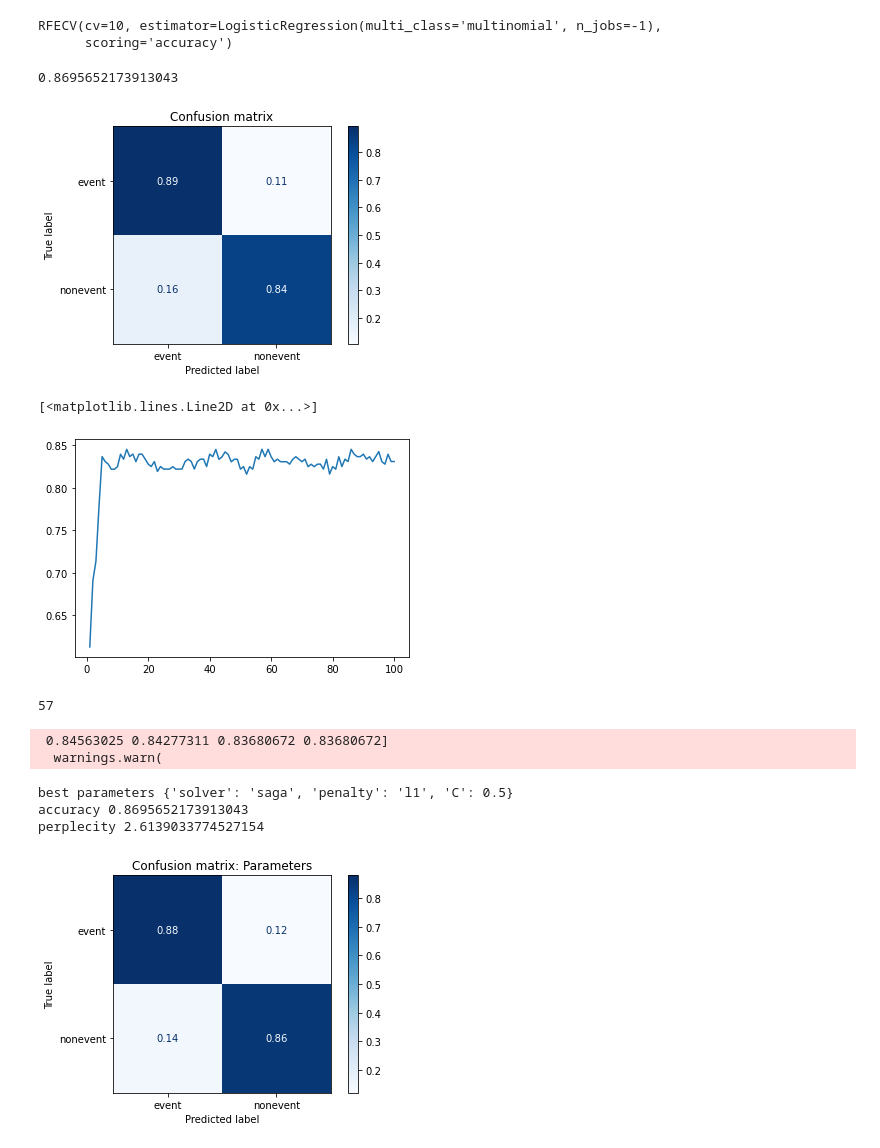
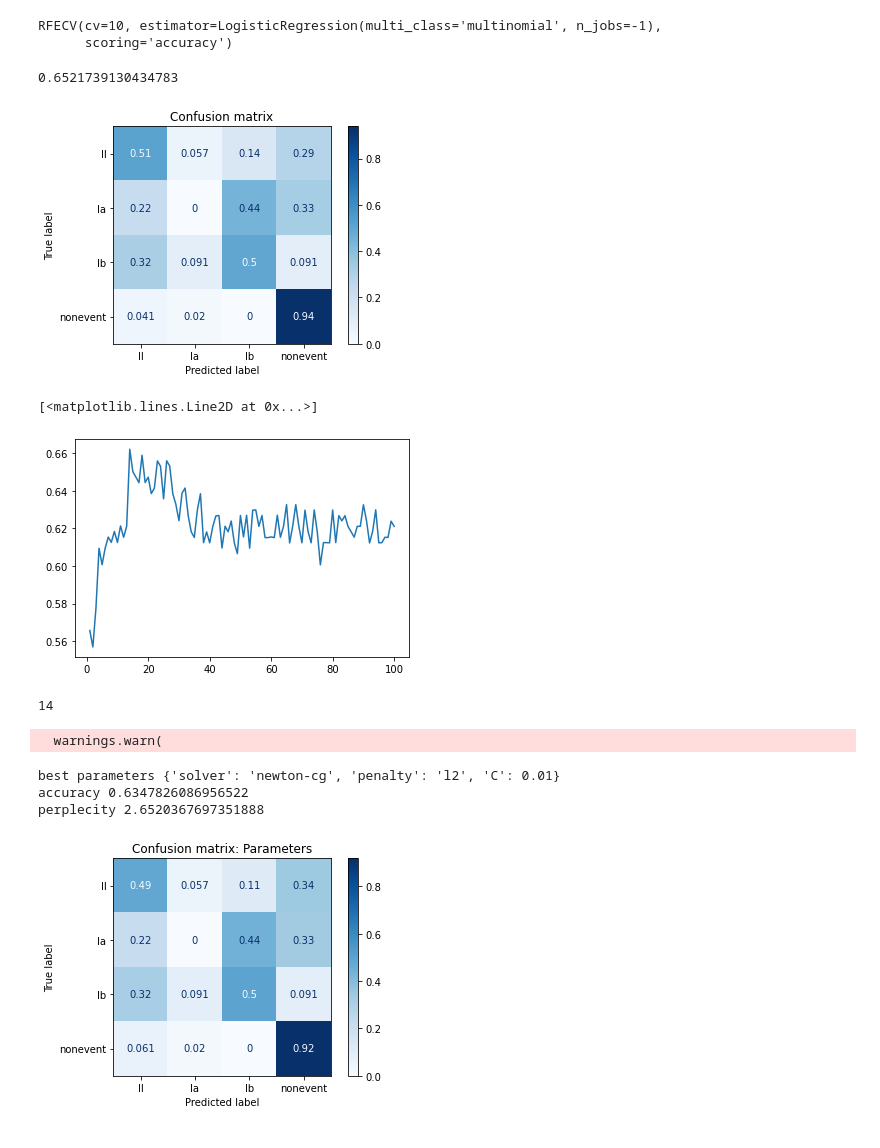
Before and after one commit to sainioan/term_project_134, a Jupyter notebook: logistic_classifier.ipynb, the cells around one changed output. Drawn from its saved outputs; the diff is of its cells as text; code cells hidden in the pictures.

Commit message:
multilabel predictions, probabilities

```diff
--- a/logistic_classifier.ipynb
+++ b/logistic_classifier.ipynb
@@ -6,16 +6,16 @@ import numpy as np
 import matplotlib.pyplot as plt
 from sklearn.model_selection import train_test_split
 from sklearn.linear_model import LogisticRegression
-from sklearn.metrics import plot_confusion_matrix
+from sklearn.metrics import plot_confusion_matrix, log_loss
 from sklearn.feature_selection import RFECV
 from sklearn.model_selection import RandomizedSearchCV
 import random
-import math
+
 
 random.seed(123)
 
 df = pd.read_csv('utils/C_npf_train.csv')
-Y = df['class2']
+Y = df['class4']
 df = df.drop(['class4', 'class2'], axis=1)
 x_train, x_test, y_train, y_test = train_test_split(df, Y, test_size=0.25, random_state=0)
 # %% [markdown]
@@ -55,17 +55,17 @@ plt.plot(
     logReg_rfecv.grid_scores_,
 )
 # %% [output]
-0.8695652173913043
+0.6521739130434783
-[figure, old version]
+[figure, new version]
 [<matplotlib.lines.Line2D at 0x...>]
-[figure, old version]
+[figure, new version]
 # %%
 #best features
 df_fe = df.loc[: , logReg_rfecv.support_]
 x_trainfe, x_testfe, y_trainfe, y_testfe = train_test_split(df_fe, Y, test_size=0.25, random_state=0)
 logReg_rfecv.n_features_
 # %% [output]
-57
+14
 # %%
 # tuning hyper parameters
 search_space = dict(
@@ -77,27 +77,27 @@ search_space = dict(
 tuner = RandomizedSearchCV(logReg, search_space, scoring='accuracy', cv=10, n_jobs=-1)
 logReg_param = tuner.fit(x_trainfe, y_trainfe)
 # %% [output]
- 0.84563025 0.84277311 0.83680672 0.83680672]
   warnings.warn(
 # %%
 print("best parameters", logReg_param.best_params_)
 
 acc = logReg_param.score(x_testfe, y_testfe)
 print("accuracy", acc)
 
-perp = math.exp((-sum(logReg_param.predict_log_proba(x_testfe)[:,0])) / len(y_testfe))
+
+perp = np.exp(np.mean(log_loss(y_testfe, logReg_param.predict_proba(x_testfe))))
 print("perplecity", perp)
 
 conf_param = plot_confusion_matrix(logReg_param, x_testfe, y_testfe,
                                  cmap=plt.cm.Blues,
                                  normalize='true')
 plt.title('Confusion matrix: Parameters')
 plt.show(conf_param)
 plt.show()
 # %% [output]
-best parameters {'solver': 'saga', 'penalty': 'l1', 'C': 0.5}
-accuracy 0.8695652173913043
-perplecity 2.6139033774527154
+best parameters {'solver': 'newton-cg', 'penalty': 'l2', 'C': 0.01}
+accuracy 0.6347826086956522
+perplecity 2.6520367697351888
-[figure, old version]
+[figure, new version]
 # %%
 res_df = pd.DataFrame({
```
Also changed, not shown: parts of 2 cells of this notebook.
